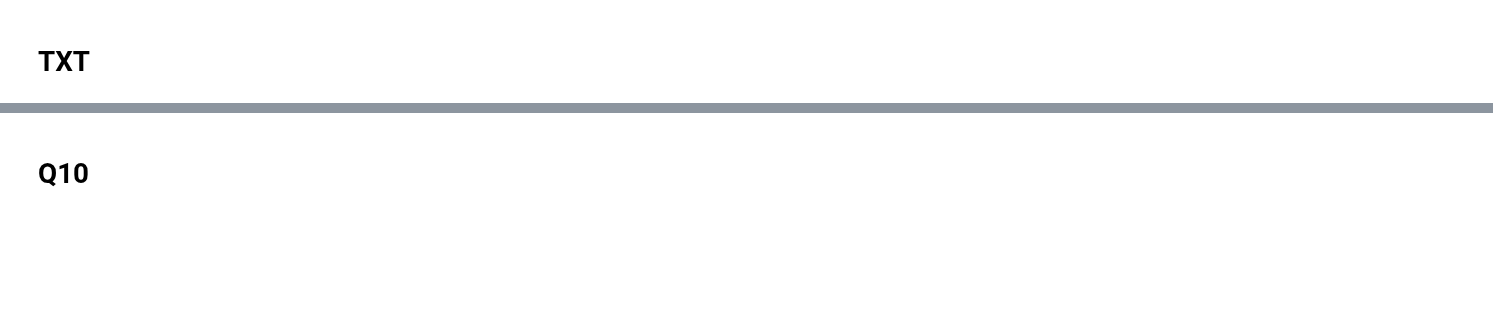
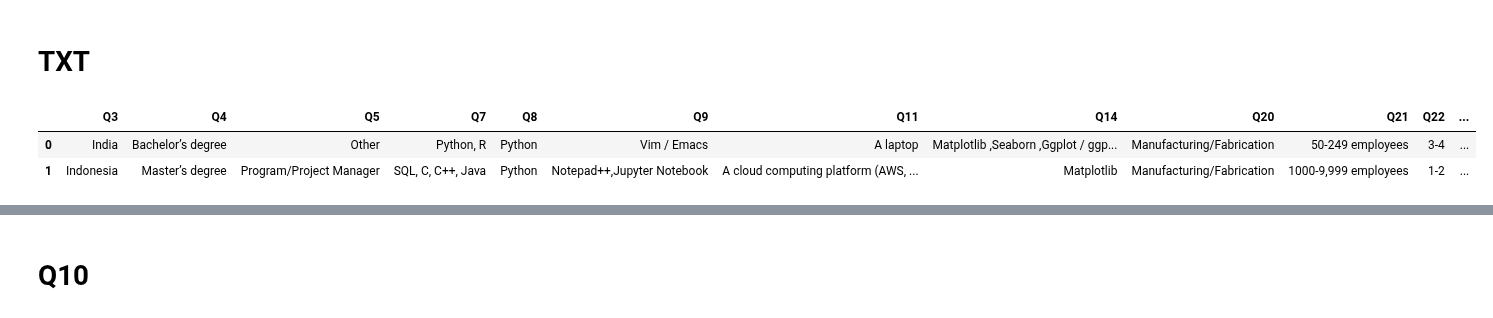
Before and after one commit to Adalab/EDA-ETL-project, a Jupyter notebook: fusion_archivos.ipynb, the cells around one changed output, grey strips where cells are left out. Drawn from its saved outputs; the diff is of its cells as text; code cells hidden in the pictures; blank space fills up the shorter version.

```diff
--- a/fusion_archivos.ipynb
+++ b/fusion_archivos.ipynb
@@ -78,7 +103,13 @@ with open("data/txt.txt") as f:
 # %%
 df_txt = pd.read_csv("data/txt.txt", sep=";")
 # %%
-df_txt_filtrado = df_txt.filter(items=["Q3", "Q4", "Q5", "Q7", "Q8", "Q9", "Q11", "Q14", "Q20", "Q21", "Q22", "Q24", "Q25", "Q32", "Q33", "Q41"])
+df_txt_final = df_txt.filter(items=["Q3", "Q4", "Q5", "Q7", "Q8", "Q9", "Q11", "Q14", "Q20", "Q21", "Q22", "Q24", "Q25", "Q32", "Q33", "Q41"])
+# %%
+df_txt_final.head(2)
+# %% [output]
+|  | Q3 | Q4 | Q5 | Q7 | Q8 | Q9 | Q11 | Q14 | Q20 | Q21 | Q22 | ... |
+| 0 | India | Bachelor’s degree | Other | Python, R | Python | Vim / Emacs | A laptop | Matplotlib ,Seaborn ,Ggplot / ggp... | Manufacturing/Fabrication | 50-249 employees | 3-4 | ... |
+| 1 | Indonesia | Master’s degree | Program/Project Manager | SQL, C, C++, Java | Python | Notepad++,Jupyter Notebook | A cloud computing platform (AWS, ... | Matplotlib | Manufacturing/Fabrication | 1000-9,999 employees | 1-2 | ... |
 # %% [markdown]
 - Subconjunto de archivos con los datos seleccionados para unificar
 
```
Also changed, not shown: parts of 20 cells of this notebook, 1 other file.
